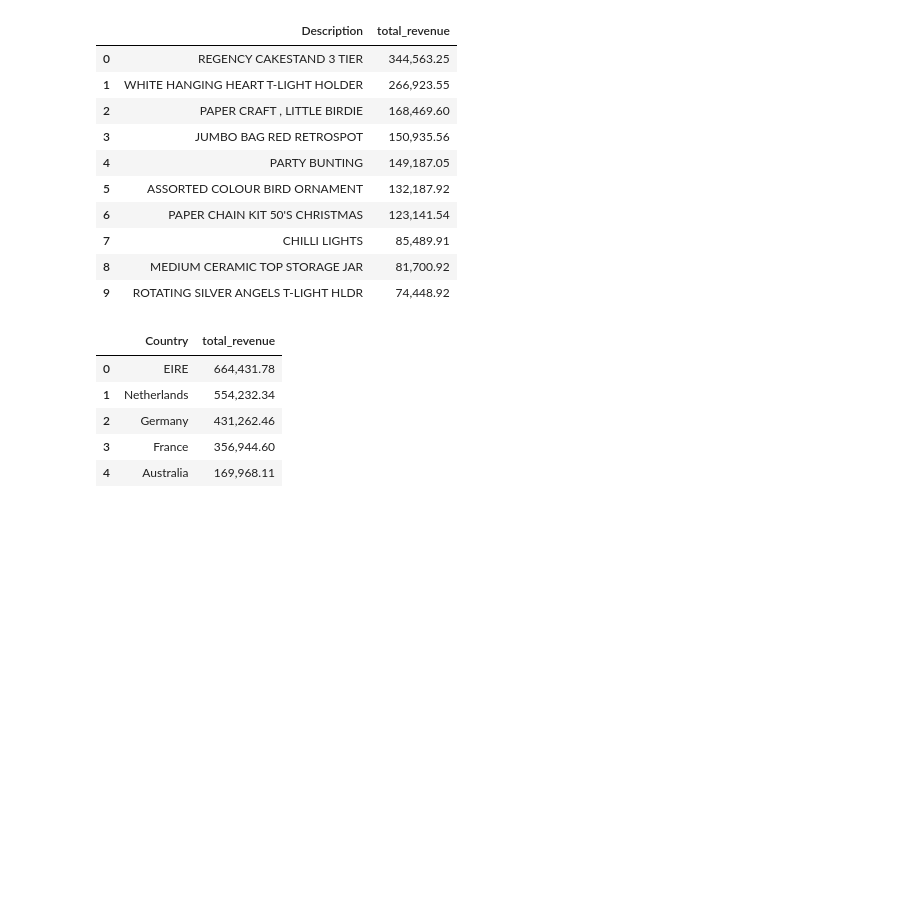
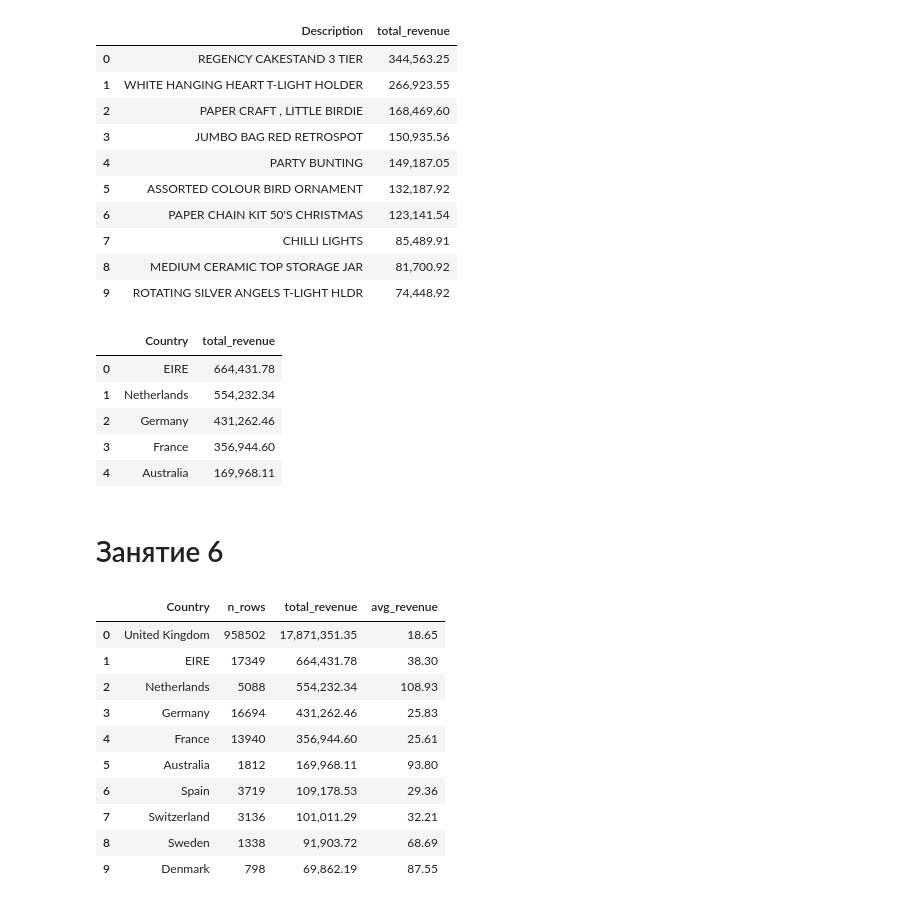
Before and after one commit to z0etar0twh/online-retail-analysis, a Jupyter notebook: online-retail-analysis.ipynb, the cells around one changed output. Cells and saved outputs as stored; diff of their text form; code cells hidden in the pictures; blank space fills up the shorter version.

```diff
--- a/online-retail-analysis.ipynb
+++ b/online-retail-analysis.ipynb
@@ -452,3 +452,25 @@ LIMIT 5
 | 2 | Germany | 431,262.46 |
 | 3 | France | 356,944.60 |
 | 4 | Australia | 169,968.11 |
+# %% [markdown]
+# Занятие 6
+# %%
+q("""
+SELECT Country, COUNT(*) AS n_rows, SUM(Revenue) AS total_revenue, AVG(Revenue) AS avg_revenue
+FROM retail
+GROUP BY Country
+ORDER BY total_revenue DESC
+LIMIT 10
+""")
+# %% [output]
+|  | Country | n_rows | total_revenue | avg_revenue |
+| 0 | United Kingdom | 958502 | 17,871,351.35 | 18.65 |
+| 1 | EIRE | 17349 | 664,431.78 | 38.30 |
+| 2 | Netherlands | 5088 | 554,232.34 | 108.93 |
+| 3 | Germany | 16694 | 431,262.46 | 25.83 |
+| 4 | France | 13940 | 356,944.60 | 25.61 |
+| 5 | Australia | 1812 | 169,968.11 | 93.80 |
+| 6 | Spain | 3719 | 109,178.53 | 29.36 |
+| 7 | Switzerland | 3136 | 101,011.29 | 32.21 |
+| 8 | Sweden | 1338 | 91,903.72 | 68.69 |
+| 9 | Denmark | 798 | 69,862.19 | 87.55 |
```
Also changed, not shown: parts of 10 cells of this notebook.
